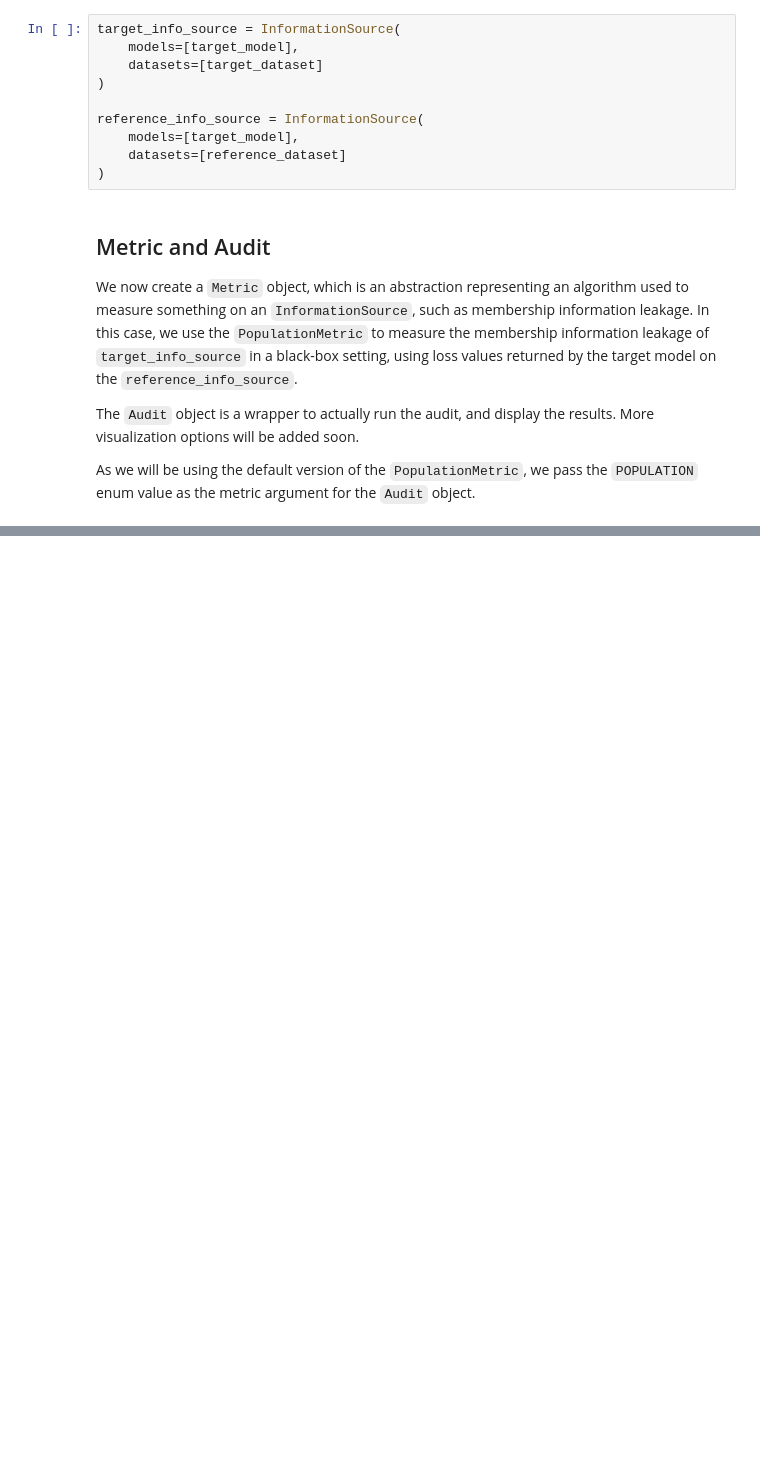
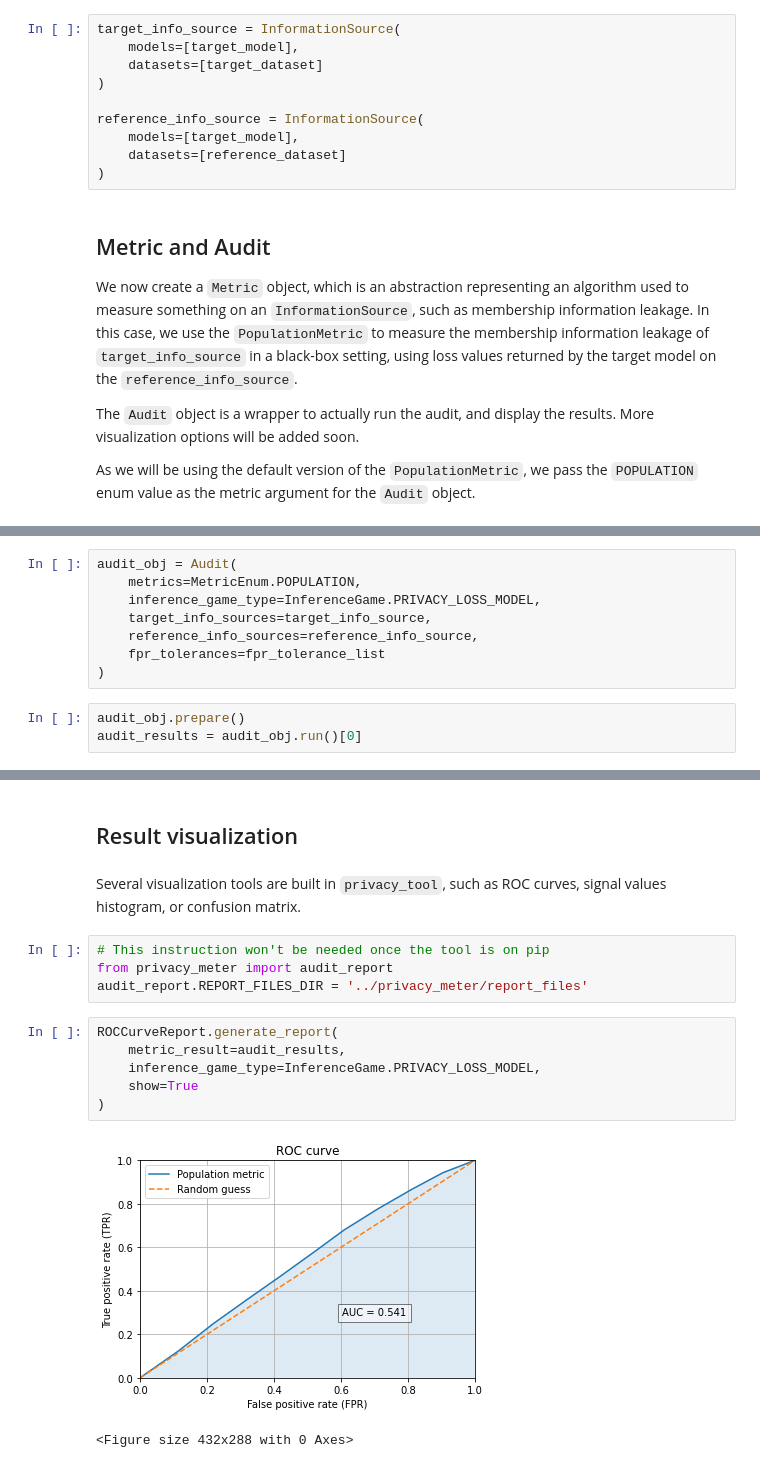
Before and after one commit to privacytrustlab/ml_privacy_meter, a Jupyter notebook: docs/population_metric.ipynb, the cells around one changed output, grey strips where cells are left out. Saved outputs shown, nothing was run; the diff lists cells and outputs as text; blank space fills up the shorter version.

```diff
--- a/docs/population_metric.ipynb
+++ b/docs/population_metric.ipynb
@@ -211,0 +211,11 @@ TN, FP, FN, TP    = (0, 5000, 0, 5000)
+# %%
+audit_obj = Audit(
+    metrics=MetricEnum.POPULATION,
+    inference_game_type=InferenceGame.PRIVACY_LOSS_MODEL,
+    target_info_sources=target_info_source,
+    reference_info_sources=reference_info_source,
+    fpr_tolerances=fpr_tolerance_list
+)
+# %%
+audit_obj.prepare()
+audit_results = audit_obj.run()[0]
@@ -211,0 +250,17 @@ TN, FP, FN, TP    = (0, 5000, 0, 5000)
+# %% [markdown]
+## Result visualization
+# %% [markdown]
+Several visualization tools are built in `privacy_tool`, such as ROC curves, signal values histogram, or confusion matrix.
+# %%
+# This instruction won't be needed once the tool is on pip
+from privacy_meter import audit_report
+audit_report.REPORT_FILES_DIR = '../privacy_meter/report_files'
+# %%
+ROCCurveReport.generate_report(
+    metric_result=audit_results,
+    inference_game_type=InferenceGame.PRIVACY_LOSS_MODEL,
+    show=True
+)
+# %% [output]
+[figure, added]
+<Figure size 432x288 with 0 Axes>
```
Also changed, not shown: parts of 7 cells of this notebook, 2 other files.
